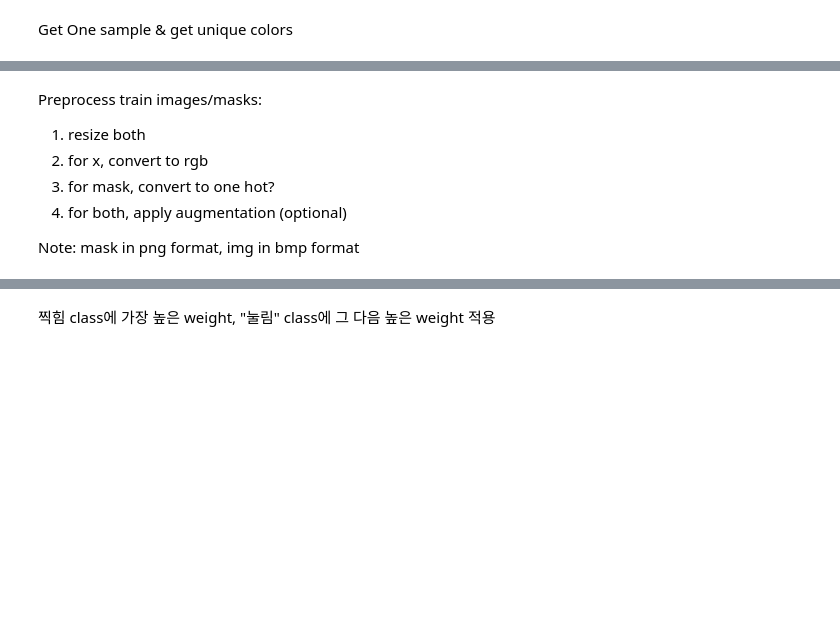
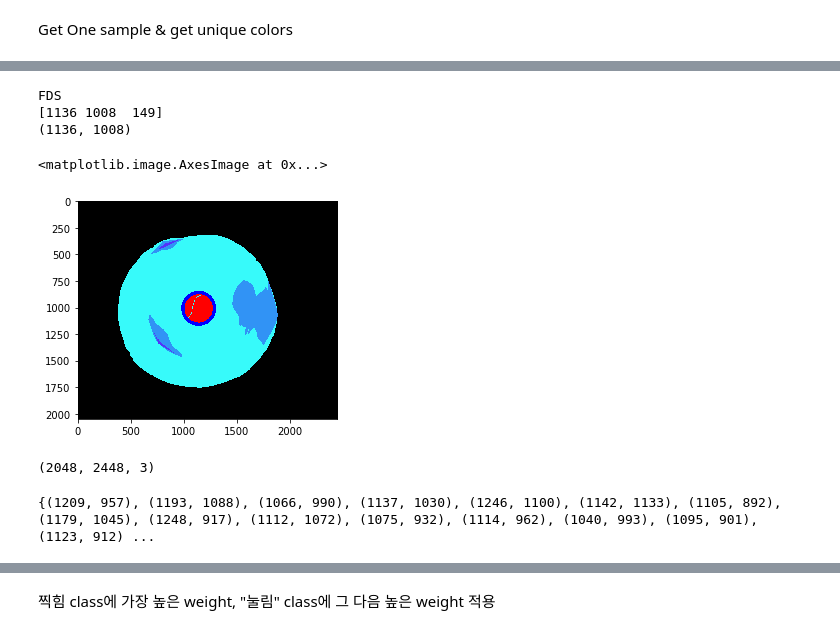
Before and after one commit to jhk0429/Segmentation_project, a Jupyter notebook: train_combined.ipynb, the cells around one changed output, grey strips where cells are left out. Cells and saved outputs as stored; diff of their text form; code cells hidden in the pictures; blank space fills up the shorter version.

```diff
--- a/train_combined.ipynb
+++ b/train_combined.ipynb
@@ -162,8 +162,58 @@ onehot_to_rgb(bbb)
-# %% [markdown]
-Preprocess train images/masks:
-  1. resize both
-  2. for x, convert to rgb
-  3. for mask, convert to one hot?
-  4. for both, apply augmentation (optional)
-
-  Note: mask in png format, img in bmp format
+# %%
+import cv2
+
+mask = cv2.imread('JR_dataset/train/silver_ng/new_gt_mask/높음2__분리막 눌림_은색.png') #2048 x 2448
+img_gray = cv2.cvtColor(mask, cv2.COLOR_BGR2GRAY)
+
+rows = img_gray.shape[0]
+
+circles = cv2.HoughCircles(img_gray, cv2.HOUGH_GRADIENT, 1, rows / 8,
+                           param1=100, param2=30,
+                           minRadius=0, maxRadius=600)
+
+
+if circles is not None:
+    circles = np.uint16(np.around(circles))
+    for i in circles[0, :]:
+        print("FDS")
+        print(i) #x, y, r
+        center = (i[0], i[1])
+        print(center)
+        # circle center
+        #cv2.circle(mask, center, 1, (0, 100, 100), 3)
+        # circle outline
+        radius = i[2]
+        cv2.circle(mask, center, radius, (0, 0, 255), 30)
+
+#mask = tf.image.grayscale_to_rgb(mask)
+plt.imshow(mask)
+# %% [output]
+FDS
+[1136 1008  149]
+(1136, 1008)
+<matplotlib.image.AxesImage at 0x...>
+[figure, added]
+# %%
+point = [1200,1050]
+(point[0] - center[0])**2 + (point[1] - center[1])**2 < radius**2
+print(mask.shape)
+# %% [output]
+(2048, 2448, 3)
+# %%
+from itertools import product
+
+def points_in_circle(c_x, c_y, radius):
+    coors = set()
+    for x, y in product(range(int(radius) + 1), repeat= 2):
+        if x**2 + y**2 <= radius**2:
+            coors.add((x+c_x,y+c_y))
+            coors.add((c_x-x,c_y-y))
+            coors.add((x+c_x,c_y-y))
+            coors.add((c_x-x,y+c_y))
+    return coors
+
+c_points = points_in_circle(center[0], center[1], radius)
+
+print(c_points)
+# %% [output]
+{(1209, 957), (1193, 1088), (1066, 990), (1137, 1030), (1246, 1100), (1142, 1133), (1105, 892), (1179, 1045), (1248, 917), (1112, 1072), (1075, 932), (1114, 962), (1040, 993), (1095, 901), (1123, 912) ...
```
Also changed, not shown: parts of 26 cells of this notebook, 1 other file.
